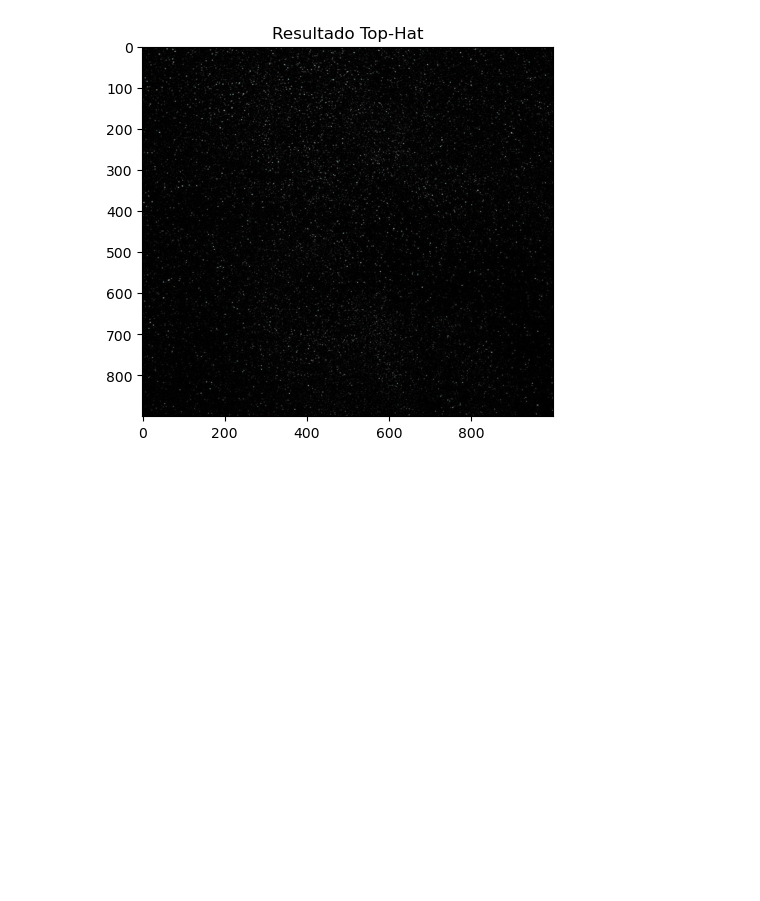
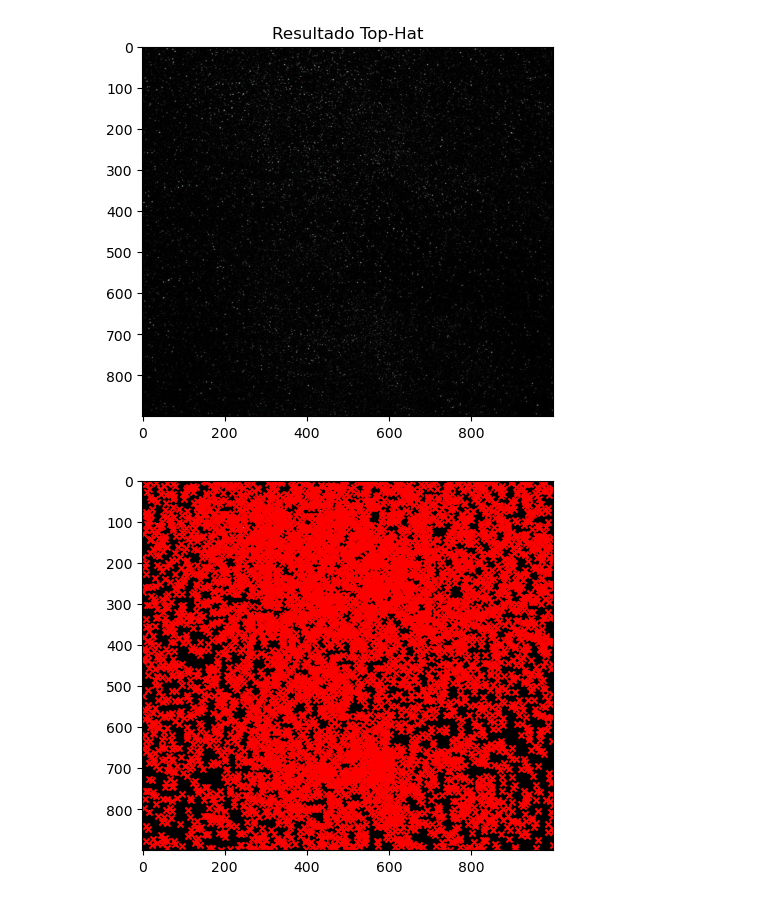
Before and after one commit to morozco0/TICS315, a Jupyter notebook: VA/Tarea 4.ipynb, the cells around one changed output. Drawn from its saved outputs; the diff is of its cells as text; code cells hidden in the pictures; blank space fills up the shorter version.

```diff
--- a/VA/Tarea 4.ipynb
+++ b/VA/Tarea 4.ipynb
@@ -180,3 +180,30 @@ plt.show()
 [figure]
 [figure]
 [figure]
+# %%
+from skimage.filters import threshold_otsu
+from skimage import measure
+
+gray = out[:,:,0]
+
+# Buscamos umbral con otsu
+thresh = threshold_otsu(gray)
+binary = gray > thresh # Esta operación binaria permite segmentar las estructuras
+
+# componentes conectados
+all_labels = measure.label(binary)
+
+# Threshold data
+centroids = []
+areas = []
+plt.imshow(binary, cmap="gray")
+
+for region in measure.regionprops(label_image=all_labels):
+	cx, cy = region.centroid[0], region.centroid[1]
+	areas.append(region.area)
+	centroids.append((cx, cy))
+	plt.scatter(cy, cx, marker="x", color="red", s=20)
+
+plt.show()
+# %% [output]
+[figure, added]
```
Also changed, not shown: parts of 2 cells of this notebook, 1 other file.
